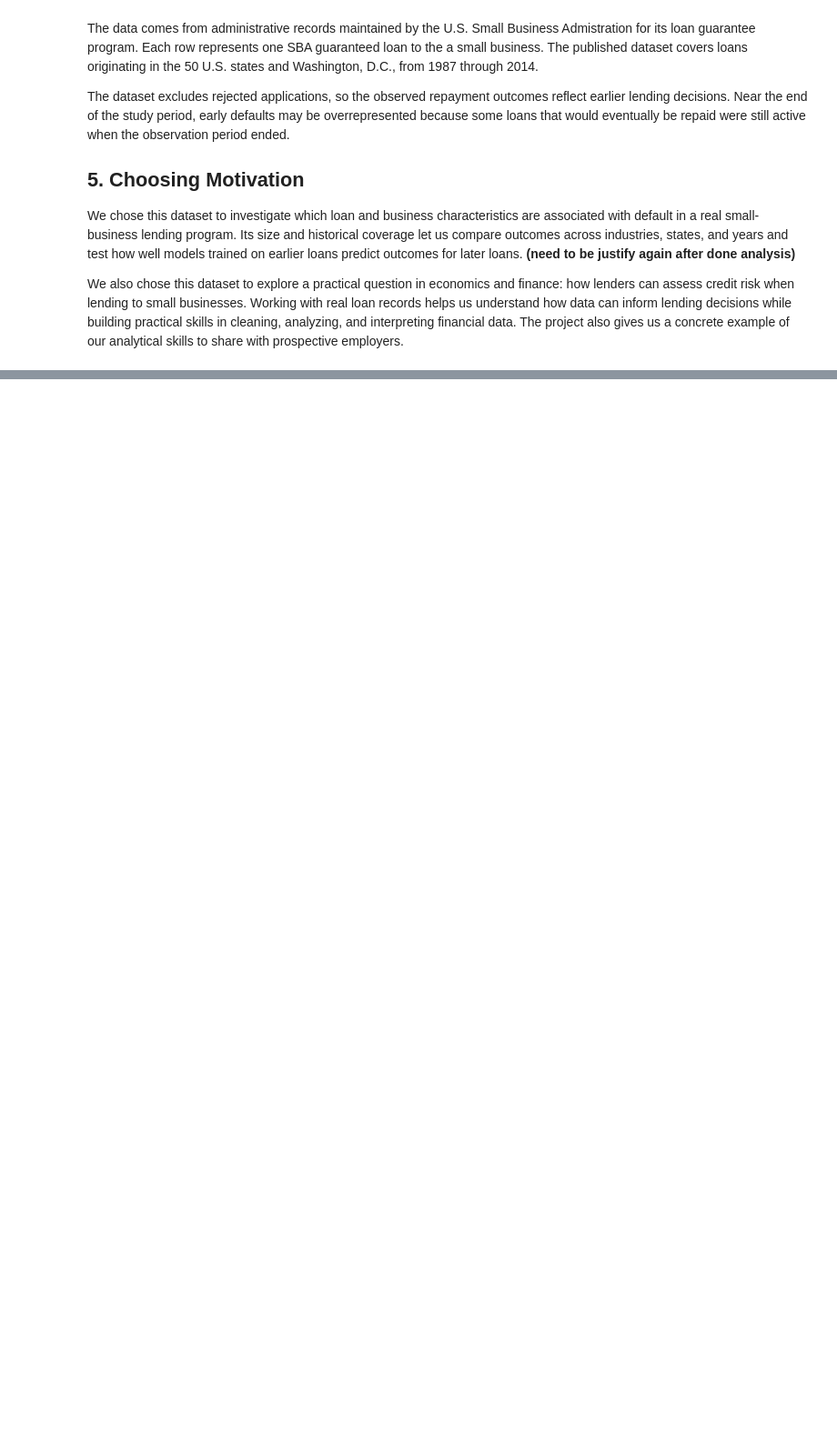
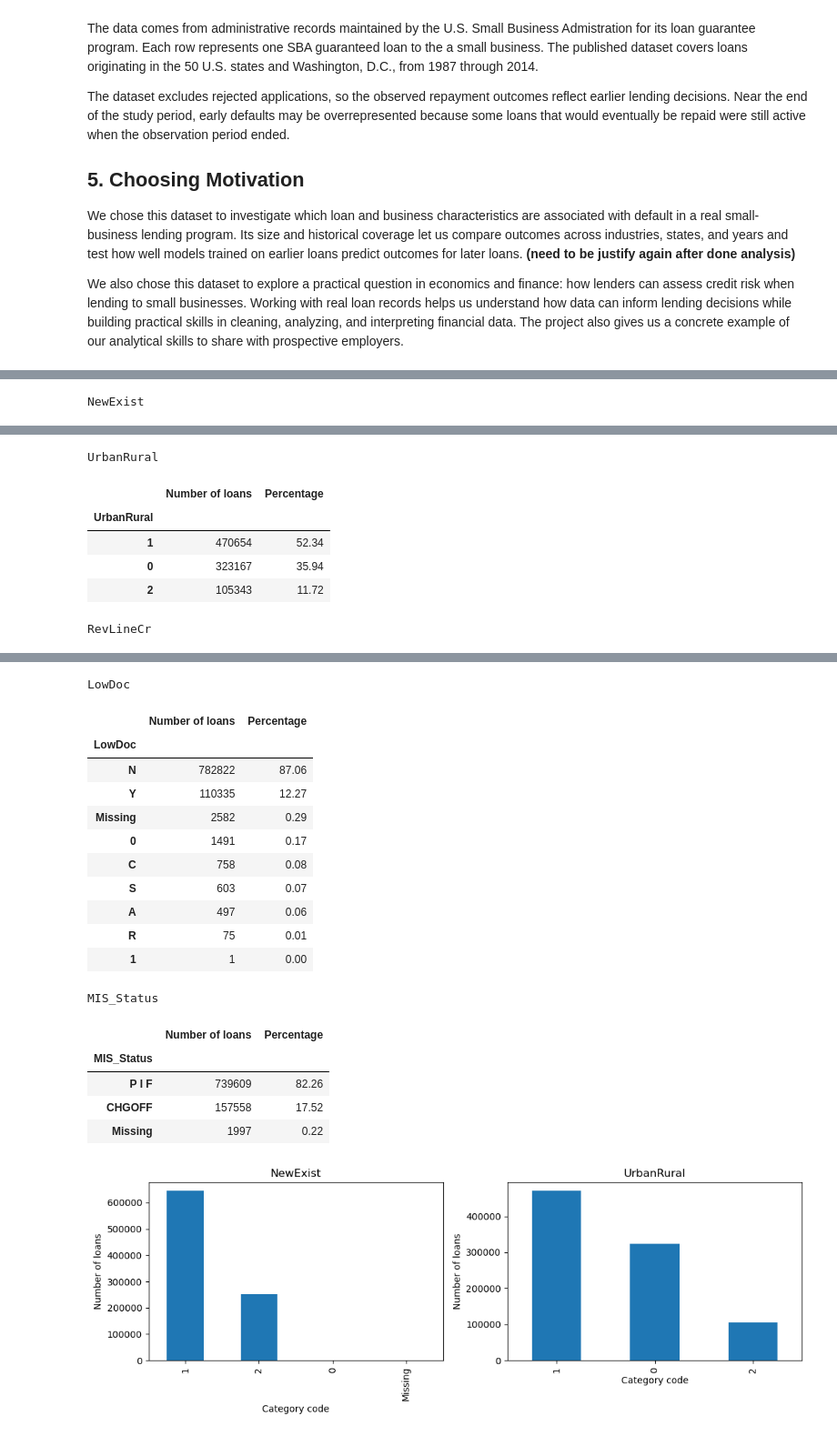
Before and after one commit to NgThanhDat-ne/UongMilo-LoanOrNot, a Jupyter notebook: notebooks/01_collection_exploration.ipynb, the cells around one changed output, grey strips where cells are left out. Shown at 91% size. Drawn from its saved outputs; the diff is of its cells as text; code cells hidden in the pictures; blank space fills up the shorter version.

```diff
--- a/notebooks/01_collection_exploration.ipynb
+++ b/notebooks/01_collection_exploration.ipynb
@@ -42,0 +392,20 @@ We also chose this dataset to explore a practical question in economics and fina
+# %%
+for col in ["NewExist", "UrbanRural", "RevLineCr", "LowDoc", "MIS_Status"]:
+    counts = eda[col].fillna("Missing").value_counts()
+    category_summary = pd.DataFrame({
+        "Number of loans": counts,
+        "Percentage": counts / len(eda) * 100
+    })
+    print(col)
+    display(category_summary.round(2))
+
+fig, axes = plt.subplots(1, 2, figsize=(11, 4))
+for ax, col in zip(axes, ["NewExist", "UrbanRural"]):
+    eda[col].fillna("Missing").value_counts().plot.bar(ax=ax)
+    ax.set_title(col)
+    ax.set_xlabel("Category code")
+    ax.set_ylabel("Number of loans")
+plt.tight_layout()
+plt.show()
+# %% [output]
+NewExist
@@ -42,0 +418,7 @@ We also chose this dataset to explore a practical question in economics and fina
+UrbanRural
+|  | Number of loans | Percentage |
+| UrbanRural |  |  |
+| 1 | 470654 | 52.34 |
+| 0 | 323167 | 35.94 |
+| 2 | 105343 | 11.72 |
+RevLineCr
@@ -42,0 +443,19 @@ We also chose this dataset to explore a practical question in economics and fina
+LowDoc
+|  | Number of loans | Percentage |
+| LowDoc |  |  |
+| N | 782822 | 87.06 |
+| Y | 110335 | 12.27 |
+| Missing | 2582 | 0.29 |
+| 0 | 1491 | 0.17 |
+| C | 758 | 0.08 |
+| S | 603 | 0.07 |
+| A | 497 | 0.06 |
+| R | 75 | 0.01 |
+| 1 | 1 | 0.00 |
+MIS_Status
+|  | Number of loans | Percentage |
+| MIS_Status |  |  |
+| P I F | 739609 | 82.26 |
+| CHGOFF | 157558 | 17.52 |
+| Missing | 1997 | 0.22 |
+[figure, added]
```
Also changed, not shown: parts of 36 cells of this notebook, 10 other files.
